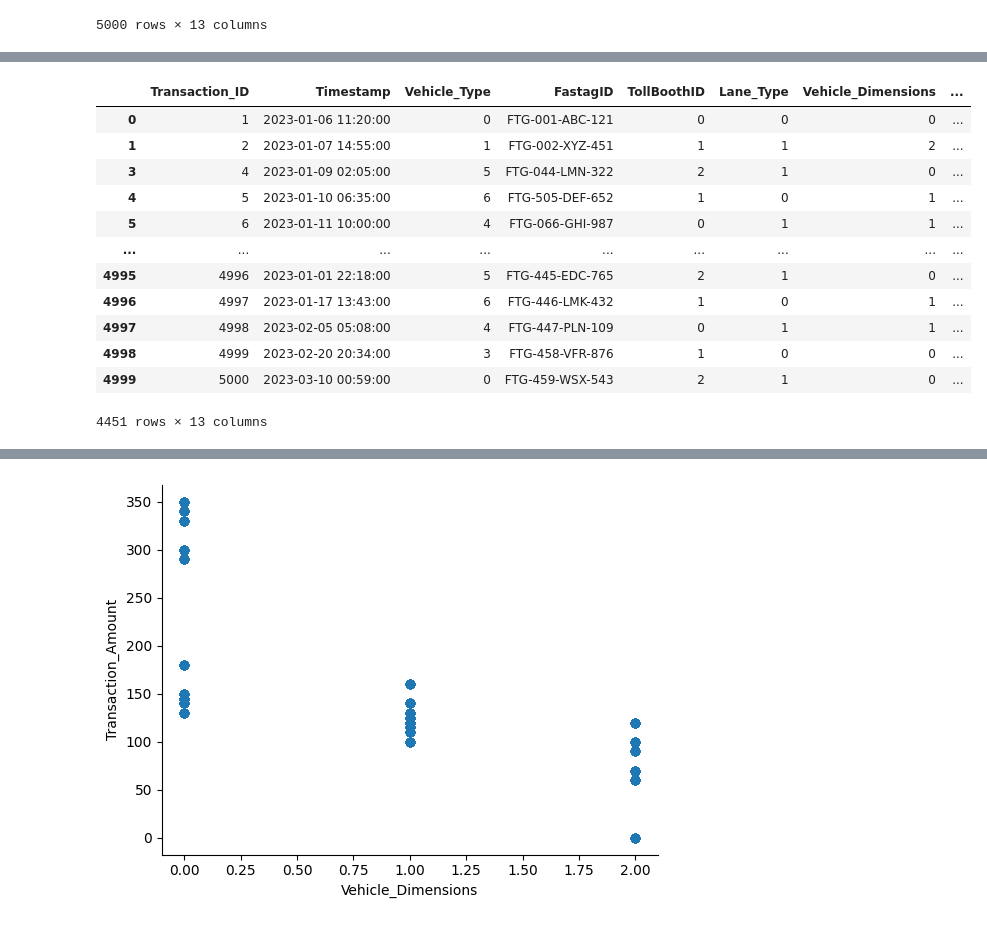
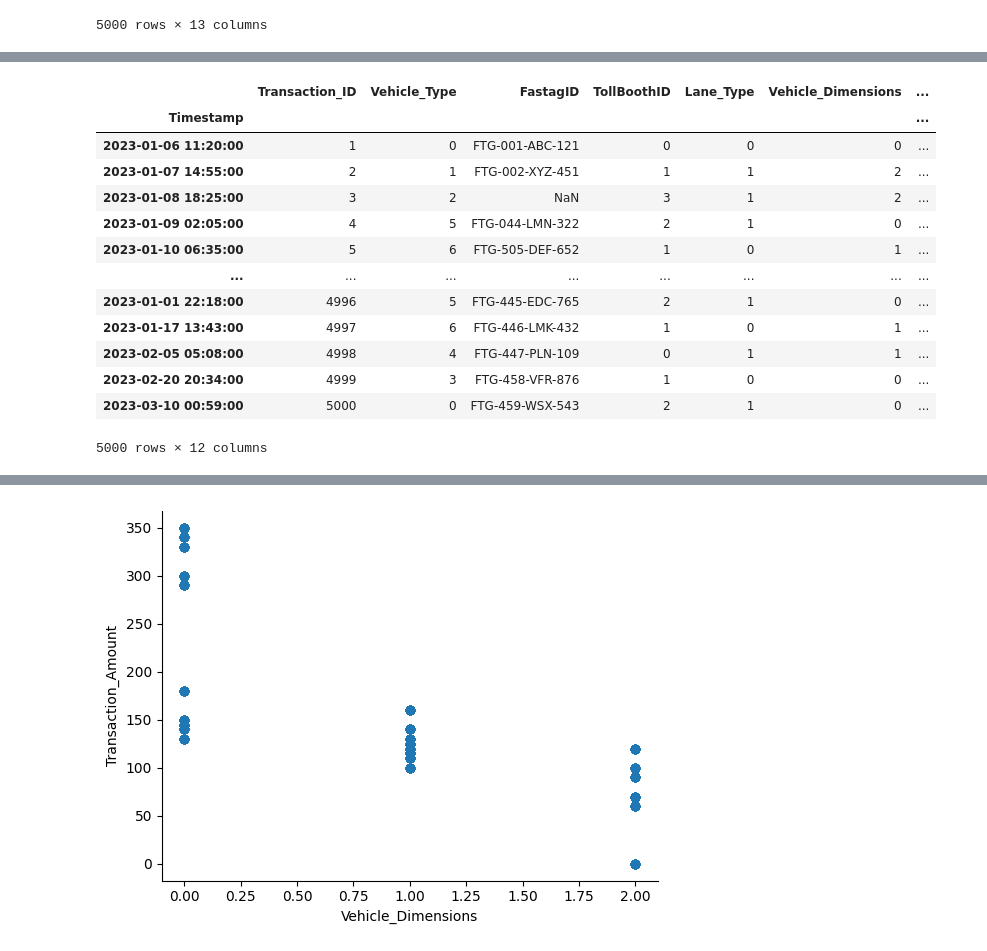
Before and after one commit to ShlokArora2709/Mentorness, a Jupyter notebook: Mentorness_Task3.ipynb, the cells around one changed output, grey strips where cells are left out. Saved outputs shown, nothing was run; the diff lists cells and outputs as text; code cells hidden in the pictures.

```diff
--- a/Mentorness_Task3.ipynb
+++ b/Mentorness_Task3.ipynb
@@ -32,5 +51,4 @@ data
 # %%
-data.dropna(inplace=True)
 data.info()
 # %% [output]
 <class 'pandas.core.frame.DataFrame'>
@@ -97,17 +154,19 @@ data
 # %%
 data['Timestamp'] = pd.to_datetime(data['Timestamp'])
+data.set_index("Timestamp", inplace=True)
 data
 # %% [output]
-|  | Transaction_ID | Timestamp | Vehicle_Type | FastagID | TollBoothID | Lane_Type | Vehicle_Dimensions | ... |
-| 0 | 1 | 2023-01-06 11:20:00 | 0 | FTG-001-ABC-121 | 0 | 0 | 0 | ... |
-| 1 | 2 | 2023-01-07 14:55:00 | 1 | FTG-002-XYZ-451 | 1 | 1 | 2 | ... |
-| 3 | 4 | 2023-01-09 02:05:00 | 5 | FTG-044-LMN-322 | 2 | 1 | 0 | ... |
-| 4 | 5 | 2023-01-10 06:35:00 | 6 | FTG-505-DEF-652 | 1 | 0 | 1 | ... |
-| 5 | 6 | 2023-01-11 10:00:00 | 4 | FTG-066-GHI-987 | 0 | 1 | 1 | ... |
-| ... | ... | ... | ... | ... | ... | ... | ... | ... |
-| 4995 | 4996 | 2023-01-01 22:18:00 | 5 | FTG-445-EDC-765 | 2 | 1 | 0 | ... |
-| 4996 | 4997 | 2023-01-17 13:43:00 | 6 | FTG-446-LMK-432 | 1 | 0 | 1 | ... |
-| 4997 | 4998 | 2023-02-05 05:08:00 | 4 | FTG-447-PLN-109 | 0 | 1 | 1 | ... |
-| 4998 | 4999 | 2023-02-20 20:34:00 | 3 | FTG-458-VFR-876 | 1 | 0 | 0 | ... |
-| 4999 | 5000 | 2023-03-10 00:59:00 | 0 | FTG-459-WSX-543 | 2 | 1 | 0 | ... |
+|  | Transaction_ID | Vehicle_Type | FastagID | TollBoothID | Lane_Type | Vehicle_Dimensions | ... |
+| Timestamp |  |  |  |  |  |  | ... |
+| 2023-01-06 11:20:00 | 1 | 0 | FTG-001-ABC-121 | 0 | 0 | 0 | ... |
+| 2023-01-07 14:55:00 | 2 | 1 | FTG-002-XYZ-451 | 1 | 1 | 2 | ... |
+| 2023-01-08 18:25:00 | 3 | 2 | NaN | 3 | 1 | 2 | ... |
+| 2023-01-09 02:05:00 | 4 | 5 | FTG-044-LMN-322 | 2 | 1 | 0 | ... |
+| 2023-01-10 06:35:00 | 5 | 6 | FTG-505-DEF-652 | 1 | 0 | 1 | ... |
+| ... | ... | ... | ... | ... | ... | ... | ... |
+| 2023-01-01 22:18:00 | 4996 | 5 | FTG-445-EDC-765 | 2 | 1 | 0 | ... |
+| 2023-01-17 13:43:00 | 4997 | 6 | FTG-446-LMK-432 | 1 | 0 | 1 | ... |
+| 2023-02-05 05:08:00 | 4998 | 4 | FTG-447-PLN-109 | 0 | 1 | 1 | ... |
+| 2023-02-20 20:34:00 | 4999 | 3 | FTG-458-VFR-876 | 1 | 0 | 0 | ... |
+| 2023-03-10 00:59:00 | 5000 | 0 | FTG-459-WSX-543 | 2 | 1 | 0 | ... |
-4451 rows × 13 columns
+5000 rows × 12 columns
```
Also changed, not shown: parts of 30 cells of this notebook.
